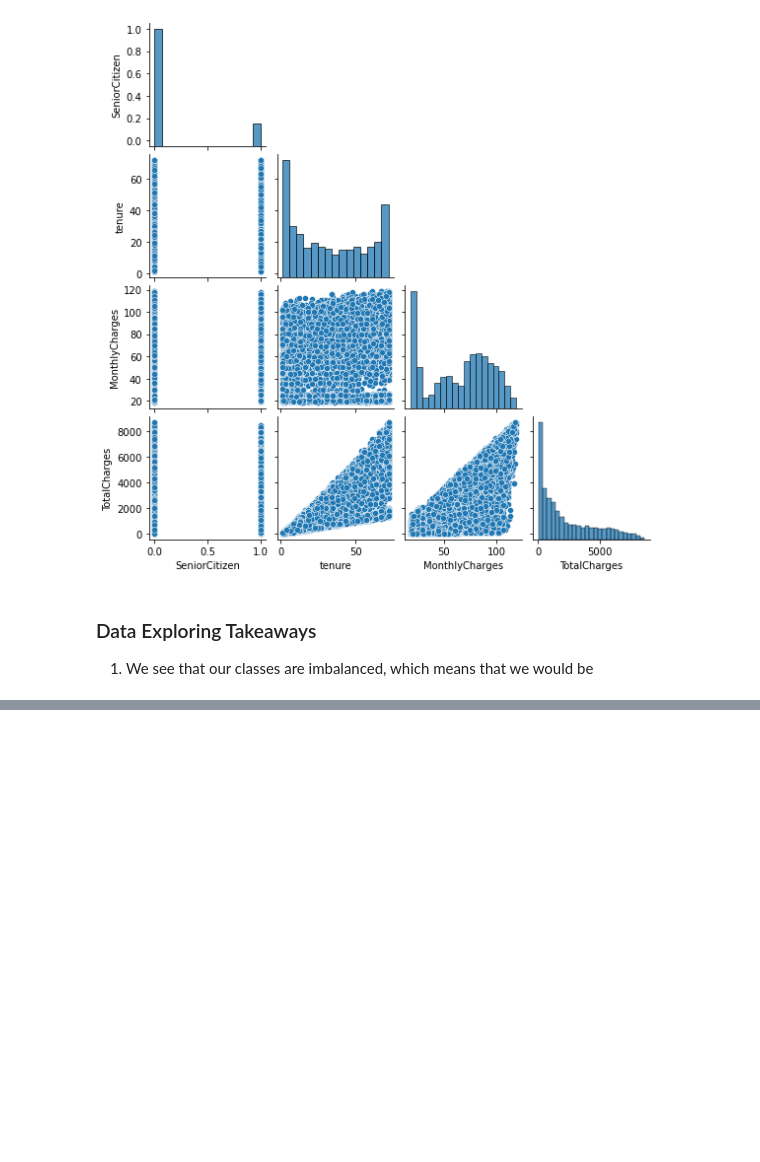
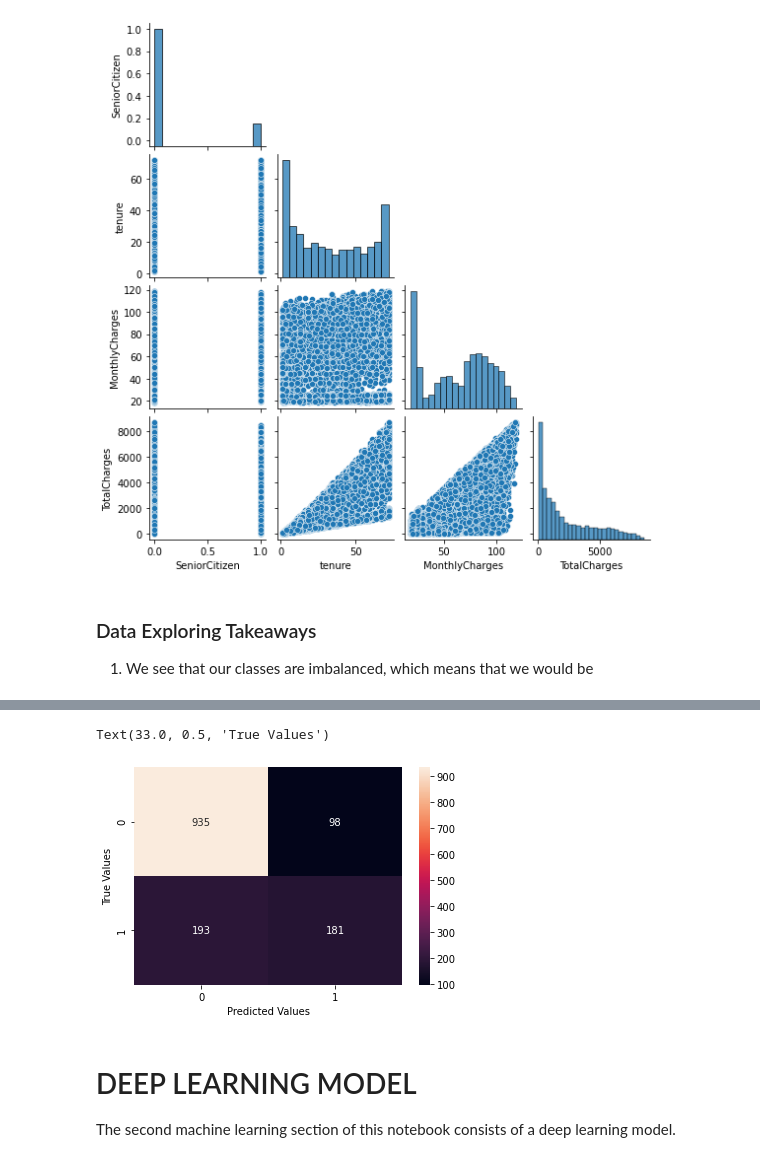
Before and after one commit to ehannell/customer_retention, a Jupyter notebook: Model/customer_retention_model.ipynb, the cells around one changed output, grey strips where cells are left out. Cells and saved outputs as stored; diff of their text form; code cells hidden in the pictures; blank space fills up the shorter version.

```diff
--- a/Model/customer_retention_model.ipynb
+++ b/Model/customer_retention_model.ipynb
@@ -242,0 +619,4 @@ for i, j in zip(*np.triu_indices_from(g.axes, 1)):
+# %%
+# Instantiate the grid search model
+grid_search=GridSearchCV(estimator=rf, param_grid=param_grid,
+                          cv=2, n_jobs=-1, verbose=2)
@@ -242,0 +625,2 @@ for i, j in zip(*np.triu_indices_from(g.axes, 1)):
+# %%
+grid_search.fit(X_train, y_train)
@@ -242,0 +653,3 @@ for i, j in zip(*np.triu_indices_from(g.axes, 1)):
+# %%
+best_random = grid_search.best_estimator_
+grid_accuracy = evaluate(best_random, X_test, y_test)
@@ -242,0 +660,4 @@ for i, j in zip(*np.triu_indices_from(g.axes, 1)):
+# %%
+y_pred = best_random.predict(X_test)
+
+print(classification_report(y_test, y_pred))
@@ -242,0 +673,15 @@ for i, j in zip(*np.triu_indices_from(g.axes, 1)):
+# %%
+#Confusion Matrix
+cm = tf.math.confusion_matrix(labels=y_test, predictions=y_pred)
+
+plt.figure(figsize = (6,4))
+sns.heatmap(cm, annot=True, fmt='d')
+plt.xlabel('Predicted Values')
+plt.ylabel('True Values')
+# %% [output]
+Text(33.0, 0.5, 'True Values')
+[figure, added]
+# %% [markdown]
+# DEEP LEARNING MODEL
+
+The second machine learning section of this notebook consists of a deep learning model.
```
Also changed, not shown: parts of 62 cells of this notebook.
